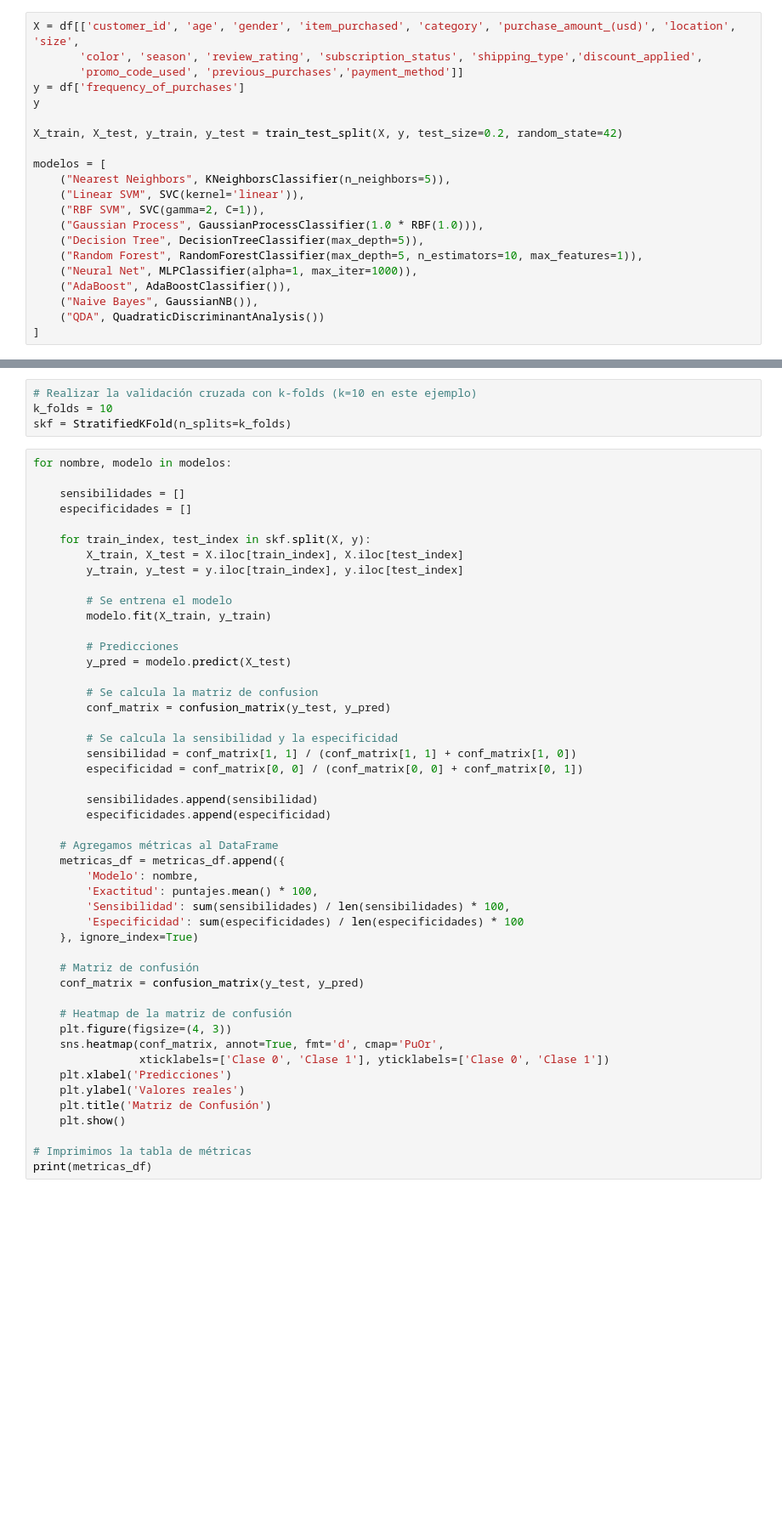
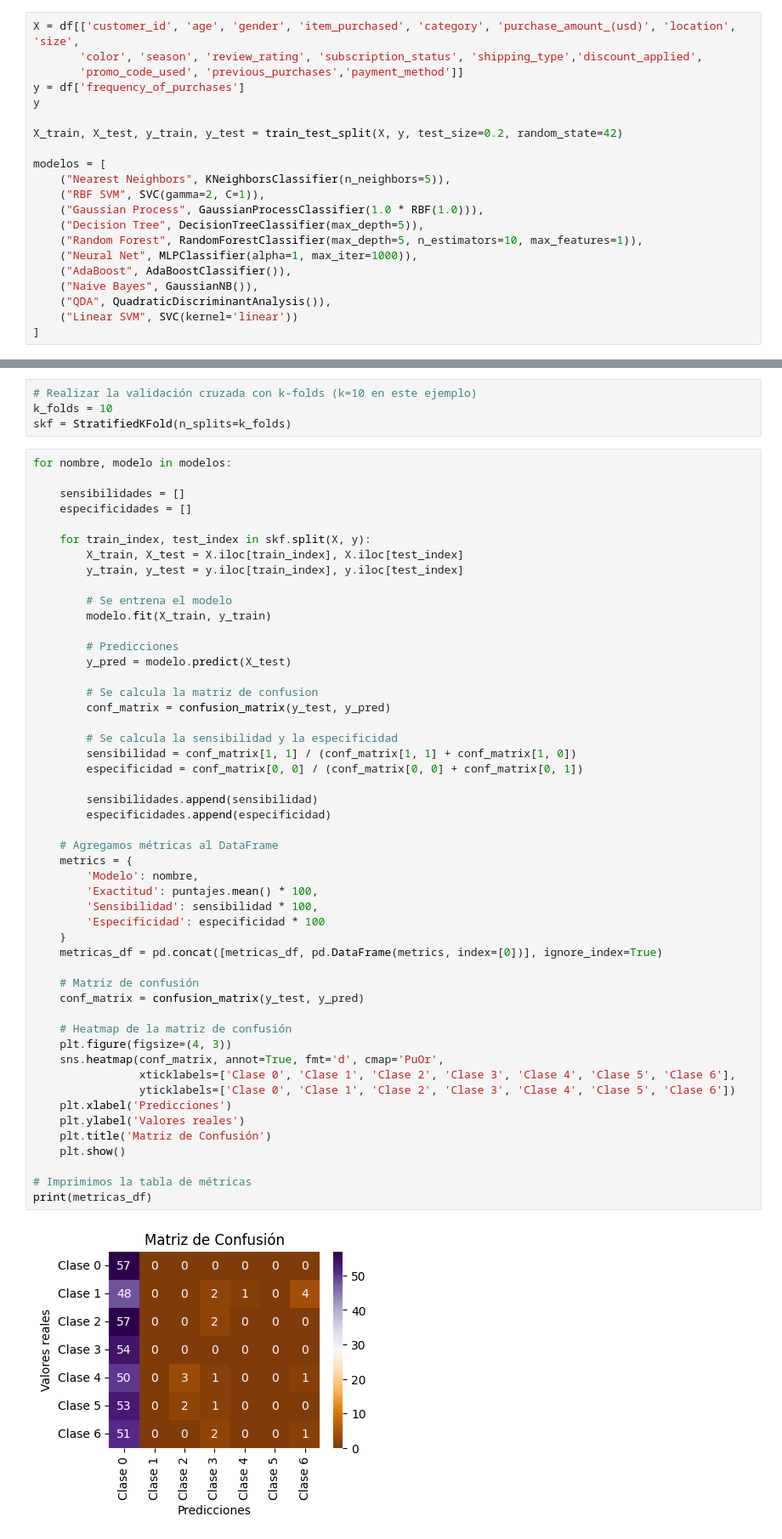
Before and after one commit to Ariana1998/Practica4_ArianaEspinoza, a Jupyter notebook: Shopping.ipynb, the cells around one changed output, grey strips where cells are left out. Shown at 85% size. Cells and saved outputs as stored; diff of their text form; blank space fills up the shorter version.

```diff
--- a/Shopping.ipynb
+++ b/Shopping.ipynb
@@ -346,7 +346,6 @@ X_train, X_test, y_train, y_test = train_test_split(X, y, test_size=0.2, random_
 
 modelos = [
     ("Nearest Neighbors", KNeighborsClassifier(n_neighbors=5)),
-    ("Linear SVM", SVC(kernel='linear')),
     ("RBF SVM", SVC(gamma=2, C=1)),
     ("Gaussian Process", GaussianProcessClassifier(1.0 * RBF(1.0))),
     ("Decision Tree", DecisionTreeClassifier(max_depth=5)),
@@ -354,7 +353,8 @@ modelos = [
     ("Neural Net", MLPClassifier(alpha=1, max_iter=1000)),
     ("AdaBoost", AdaBoostClassifier()),
     ("Naive Bayes", GaussianNB()),
-    ("QDA", QuadraticDiscriminantAnalysis())
+    ("QDA", QuadraticDiscriminantAnalysis()),
+    ("Linear SVM", SVC(kernel='linear'))
 ]
 # %%
 # Crear un DataFrame vacío para almacenar las métricas
@@ -379,35 +379,39 @@ for nombre, modelo in modelos:
         # Predicciones
         y_pred = modelo.predict(X_test)
 
         # Se calcula la matriz de confusion
         conf_matrix = confusion_matrix(y_test, y_pred)
 
         # Se calcula la sensibilidad y la especificidad
         sensibilidad = conf_matrix[1, 1] / (conf_matrix[1, 1] + conf_matrix[1, 0])
         especificidad = conf_matrix[0, 0] / (conf_matrix[0, 0] + conf_matrix[0, 1])
 
         sensibilidades.append(sensibilidad)
         especificidades.append(especificidad)
 
     # Agregamos métricas al DataFrame
-    metricas_df = metricas_df.append({
+    metrics = {
         'Modelo': nombre,
         'Exactitud': puntajes.mean() * 100,
-        'Sensibilidad': sum(sensibilidades) / len(sensibilidades) * 100,
-        'Especificidad': sum(especificidades) / len(especificidades) * 100
-    }, ignore_index=True)
+        'Sensibilidad': sensibilidad * 100,
+        'Especificidad': especificidad * 100
+    }
+    metricas_df = pd.concat([metricas_df, pd.DataFrame(metrics, index=[0])], ignore_index=True)
 
     # Matriz de confusión
     conf_matrix = confusion_matrix(y_test, y_pred)
 
     # Heatmap de la matriz de confusión
     plt.figure(figsize=(4, 3))
     sns.heatmap(conf_matrix, annot=True, fmt='d', cmap='PuOr',
-                xticklabels=['Clase 0', 'Clase 1'], yticklabels=['Clase 0', 'Clase 1'])
+                xticklabels=['Clase 0', 'Clase 1', 'Clase 2', 'Clase 3', 'Clase 4', 'Clase 5', 'Clase 6'],
+                yticklabels=['Clase 0', 'Clase 1', 'Clase 2', 'Clase 3', 'Clase 4', 'Clase 5', 'Clase 6'])
     plt.xlabel('Predicciones')
     plt.ylabel('Valores reales')
     plt.title('Matriz de Confusión')
     plt.show()
 
 # Imprimimos la tabla de métricas
 print(metricas_df)
+# %% [output]
+[figure, added]
```
Also changed, not shown: parts of 2 cells of this notebook, 32 other files.
